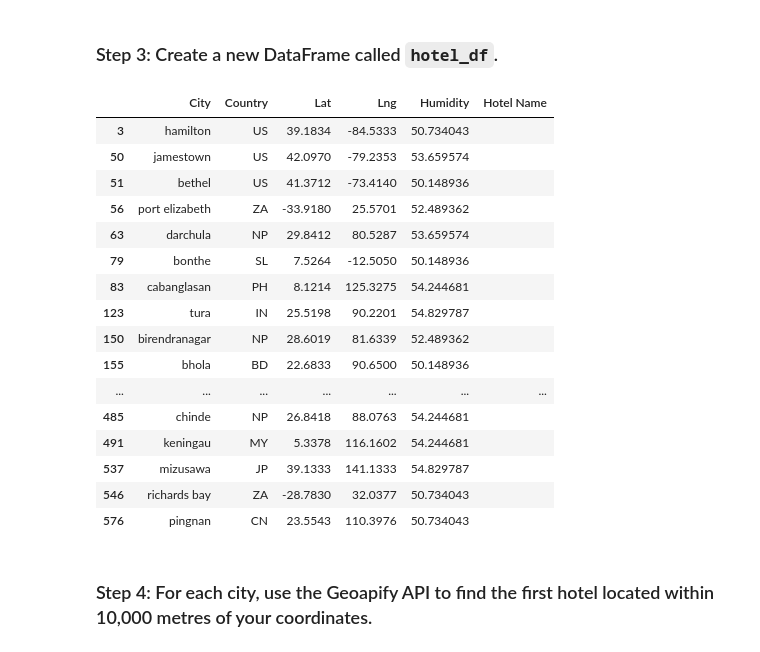
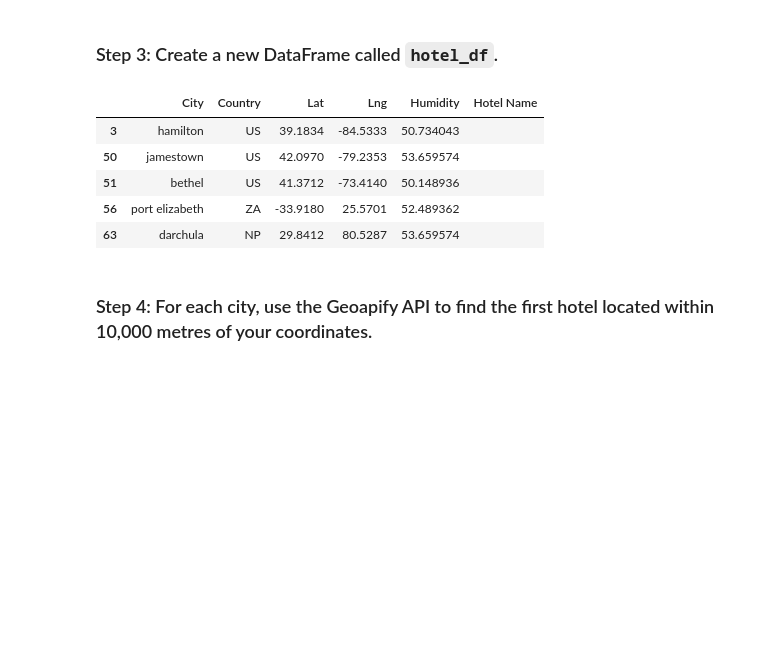
Before and after one commit to JNorthData/Weather_API, a Jupyter notebook: VacationAPI.ipynb, the cells around one changed output. Drawn from its saved outputs; the diff is of its cells as text; code cells hidden in the pictures; blank space fills up the shorter version.

```diff
--- a/VacationAPI.ipynb
+++ b/VacationAPI.ipynb
@@ -81,7 +81,7 @@ plt.show()
 # Wind Speed < 10mph
 
 ideal_cities_df = city_data_df[(city_data_df['Max Temp'] >= 290) & (city_data_df['Max Temp'] < 300)]
-ideal_cities_df = ideal_cities_df[(ideal_cities_df['Humidity'] >= 50) & (ideal_cities_df['Humidity'] < 70)]
+ideal_cities_df = ideal_cities_df[(ideal_cities_df['Humidity'] >= 50) & (ideal_cities_df['Humidity'] < 75)]
 ideal_cities_df = ideal_cities_df[ideal_cities_df['Wind Speed'] < 10]
 
 # Drop any rows with null values
@@ -112,28 +112,17 @@ ideal_cities_df
 # %%
 hotel_df = ideal_cities_df[['City', 'Country', 'Lat', 'Lng', 'Humidity']].copy()
 
 # Add an empty column, "Hotel Name," to the DataFrame so you can store the hotel found using the Geoapify API
 hotel_df['Hotel Name'] = ''
 
-hotel_df
+hotel_df.head()
 # %% [output]
 |  | City | Country | Lat | Lng | Humidity | Hotel Name |
 | 3 | hamilton | US | 39.1834 | -84.5333 | 50.734043 |  |
 | 50 | jamestown | US | 42.0970 | -79.2353 | 53.659574 |  |
 | 51 | bethel | US | 41.3712 | -73.4140 | 50.148936 |  |
 | 56 | port elizabeth | ZA | -33.9180 | 25.5701 | 52.489362 |  |
 | 63 | darchula | NP | 29.8412 | 80.5287 | 53.659574 |  |
-| 79 | bonthe | SL | 7.5264 | -12.5050 | 50.148936 |  |
-| 83 | cabanglasan | PH | 8.1214 | 125.3275 | 54.244681 |  |
-| 123 | tura | IN | 25.5198 | 90.2201 | 54.829787 |  |
-| 150 | birendranagar | NP | 28.6019 | 81.6339 | 52.489362 |  |
-| 155 | bhola | BD | 22.6833 | 90.6500 | 50.148936 |  |
-| ... | ... | ... | ... | ... | ... | ... |
-| 485 | chinde | NP | 26.8418 | 88.0763 | 54.244681 |  |
-| 491 | keningau | MY | 5.3378 | 116.1602 | 54.244681 |  |
-| 537 | mizusawa | JP | 39.1333 | 141.1333 | 54.829787 |  |
-| 546 | richards bay | ZA | -28.7830 | 32.0377 | 50.734043 |  |
-| 576 | pingnan | CN | 23.5543 | 110.3976 | 50.734043 |  |
 # %% [markdown]
 ### Step 4: For each city, use the Geoapify API to find the first hotel located within 10,000 metres of your coordinates.
 # %%
```
Also changed, not shown: parts of 6 cells of this notebook.
